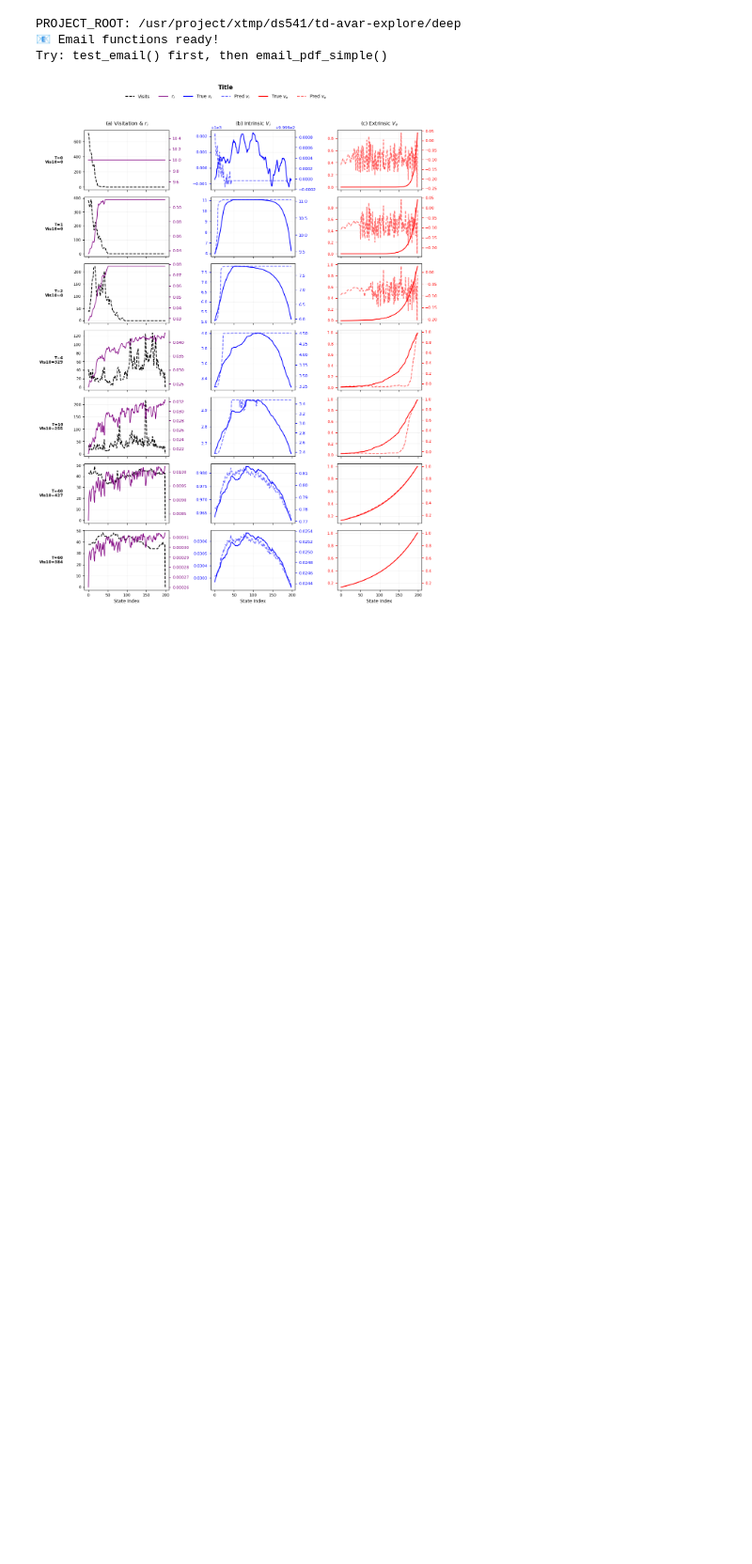
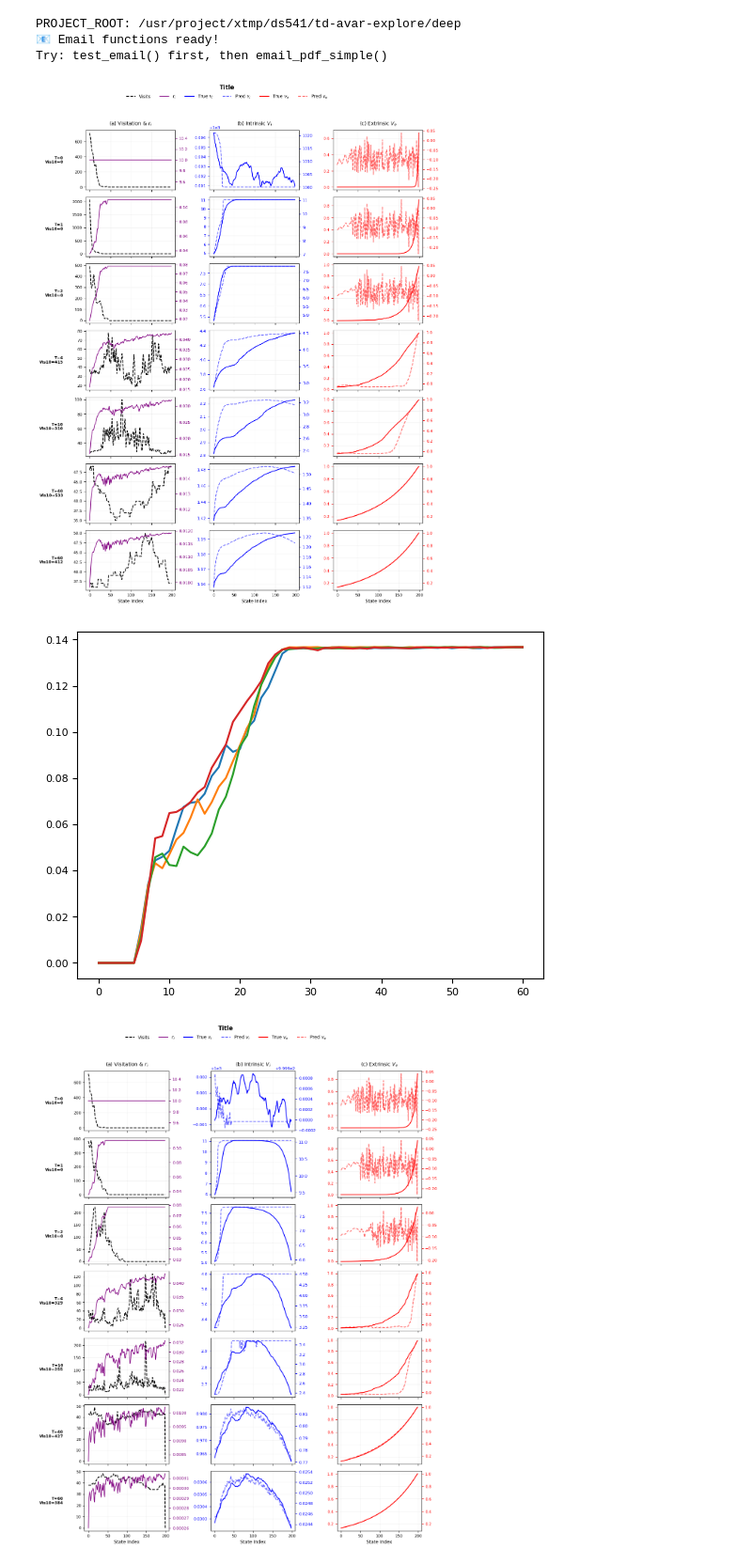
Before and after one commit to dillonmsandhu/td-avar-explore, a Jupyter notebook: deep/notebooks/long_chain_3_23.ipynb, the cells around one changed output. Shown at 94% size. Drawn from its saved outputs; the diff is of its cells as text; code cells hidden in the pictures; blank space fills up the shorter version.

```diff
--- a/deep/notebooks/long_chain_3_23.ipynb
+++ b/deep/notebooks/long_chain_3_23.ipynb
@@ -108,6 +108,12 @@ def plot_chain(run='3_13_lstd_rmax_no_s_prime/3_14_test', T_values=[0, 1,2,6, 10
         plt.plot(metrics['returned_discounted_episode_returns'][i])
     plt.show()
     return fig
+# %%
+# Absorbing
+fig = plot_chain('3_26_cov_lstd/20260328_155435',SEED=1)
+# %% [output]
+[figure, added]
+[figure, added]
 # %%
 # LSTD
 fig = plot_chain('3_18_cov_lstd/cont_opt_init',SEED=1)
```
Also changed, not shown: 1 other file.
